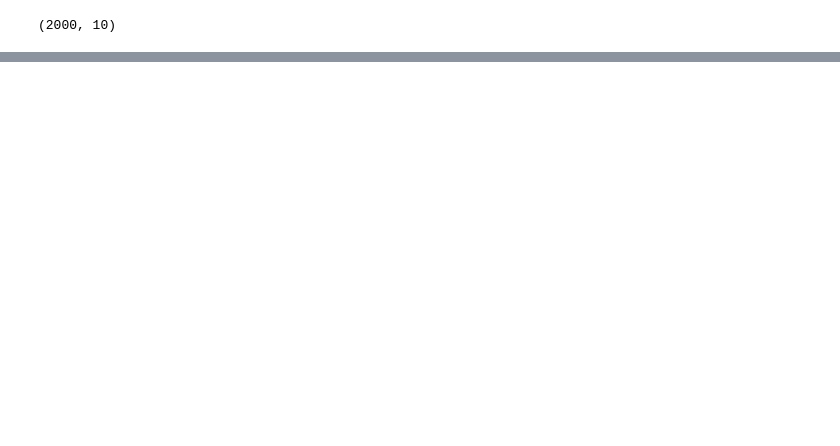
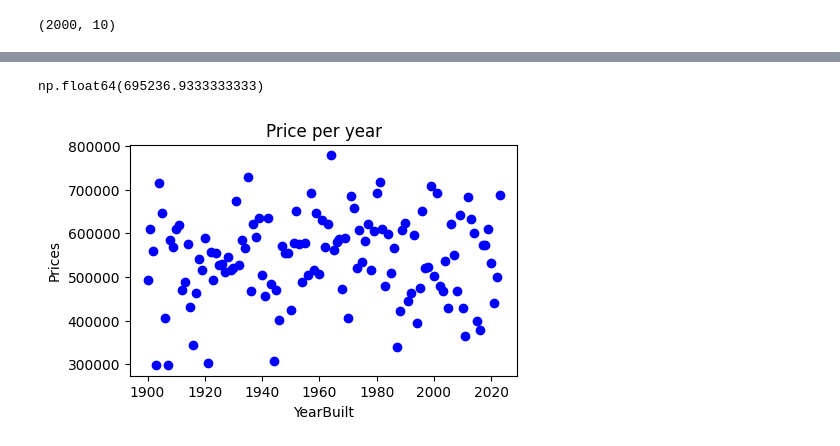
Before and after one commit to FDernawi/Project_1-Housing_Price_Predictions, a Jupyter notebook: Files/Project_1.ipynb, the cells around one changed output, grey strips where cells are left out. Saved outputs shown, nothing was run; the diff lists cells and outputs as text; code cells hidden in the pictures; blank space fills up the shorter version.

```diff
--- a/Files/Project_1.ipynb
+++ b/Files/Project_1.ipynb
@@ -93,7 +113,21 @@ plt.show()
 # %%
 #creation of variable to show the median price based on the year built
-yearbuilt_median_price = origin_data.groupby('YearBuilt')['Price'].median()
-print(yearbuilt_median_price)
+yearbuilt_median_price = origin_data.groupby('YearBuilt')#['Price'].mean()
+df=yearbuilt_median_price['Price'].mean()
+max_price=df.max()
+max_price
+##print(yearbuilt_median_price.max())
+# %% [output]
+np.float64(695236.9333333333)
+# %%
+plt.figure(figsize=(5,3))
+plt.scatter(yearbuilt_median_price.index,yearbuilt_median_price.values, color="blue")
+plt.title("Price per year")
+plt.xlabel("YearBuilt")
+plt.ylabel("Prices")
+plt.show()
+# %% [output]
+[figure, added]
 # %%
 # create a new column for the age of the house:(addinf a new columns name age_of_house)
 house_age = origin_data["Age_of_House"]= 2024-origin_data["YearBuilt"]
```
Also changed, not shown: parts of 50 cells of this notebook.
